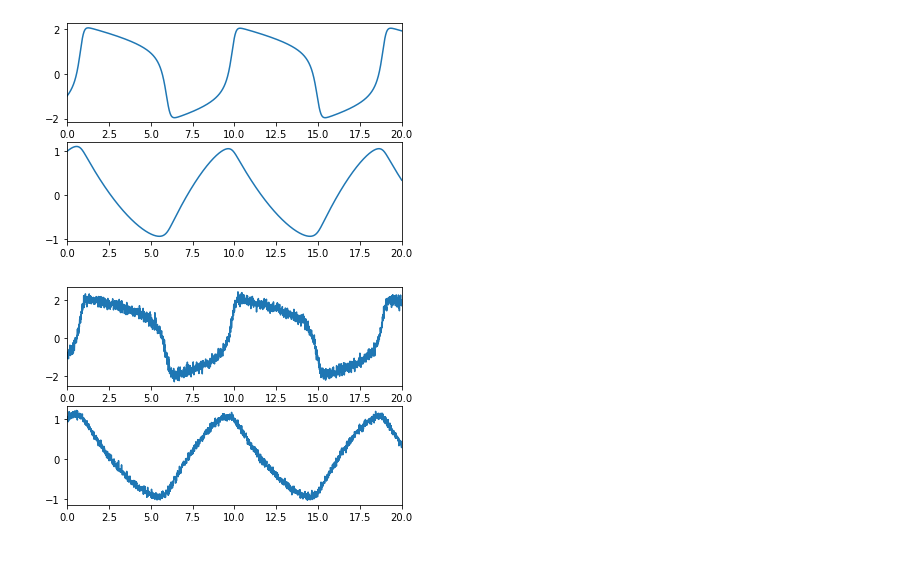
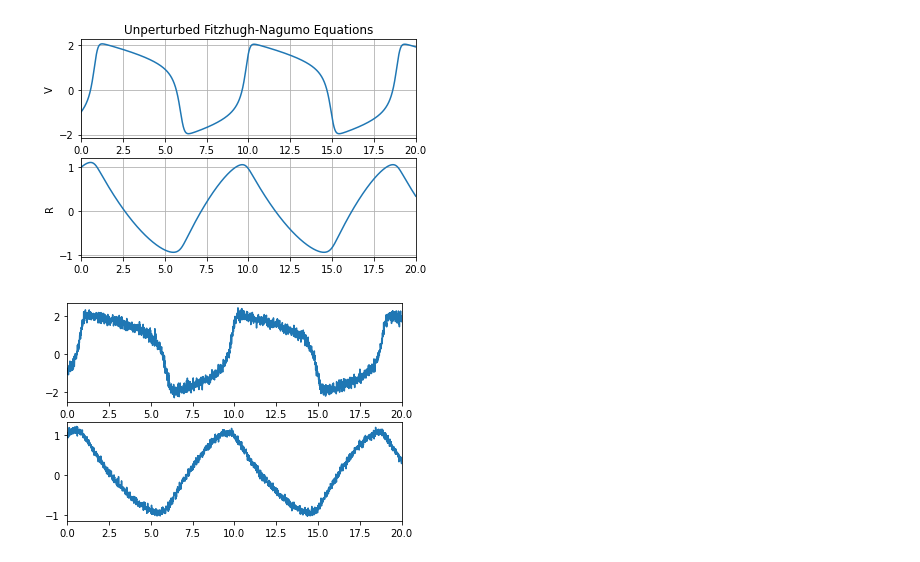
Before and after one commit to ariakoehler/dynamical-systems-learning, a Jupyter notebook: notebooks/recreating-ramsay.ipynb, the cells around one changed output. Saved outputs shown, nothing was run; the diff lists cells and outputs as text; code cells hidden in the pictures.

Commit message:
Adding figures and such

```diff
--- a/notebooks/recreating-ramsay.ipynb
+++ b/notebooks/recreating-ramsay.ipynb
@@ -22,14 +22,20 @@ for i in range(1,N):
 # %%
 ax1 = plt.subplot(211)
 ax1.set_xlim(0,h*N)
+ax1.set_xlabel('time')
+ax1.set_ylabel('V')
+plt.title('Unperturbed Fitzhugh-Nagumo Equations')
+ax1.grid()
 plt.plot(np.linspace(0,N*h,N), v_all[:,0])
 
 ax2 = plt.subplot(212, sharex=ax1)
+ax2.set_ylabel('R')
+ax2.grid()
 plt.plot(np.linspace(0,N*h,N), v_all[:,1])
 
 plt.show()
 # %% [output]
-[figure, old version]
+[figure, new version]
 # %%
 ground_truth = np.copy(v_all)
 noise_v = 0.15 * np.random.randn(N,1)
```
Also changed, not shown: 6 other files.
